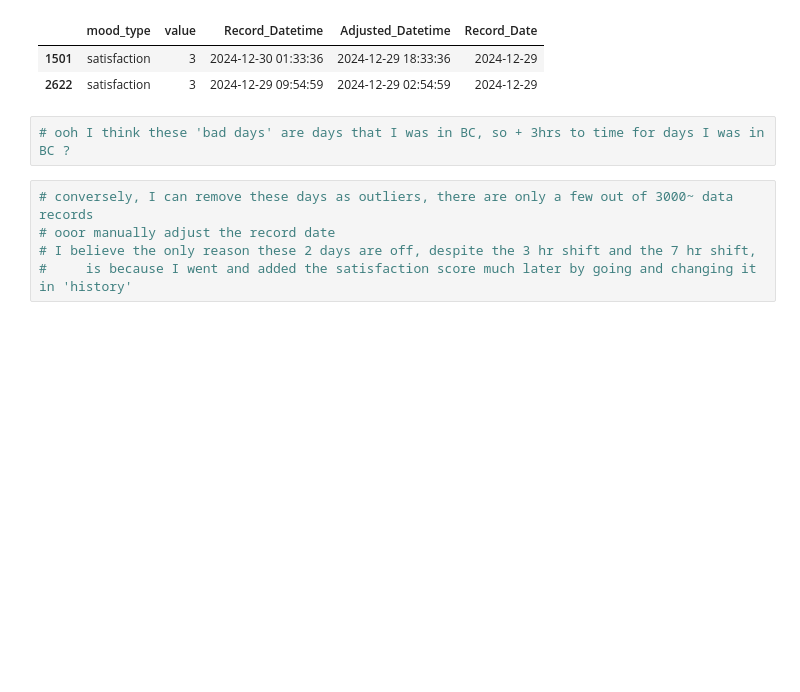
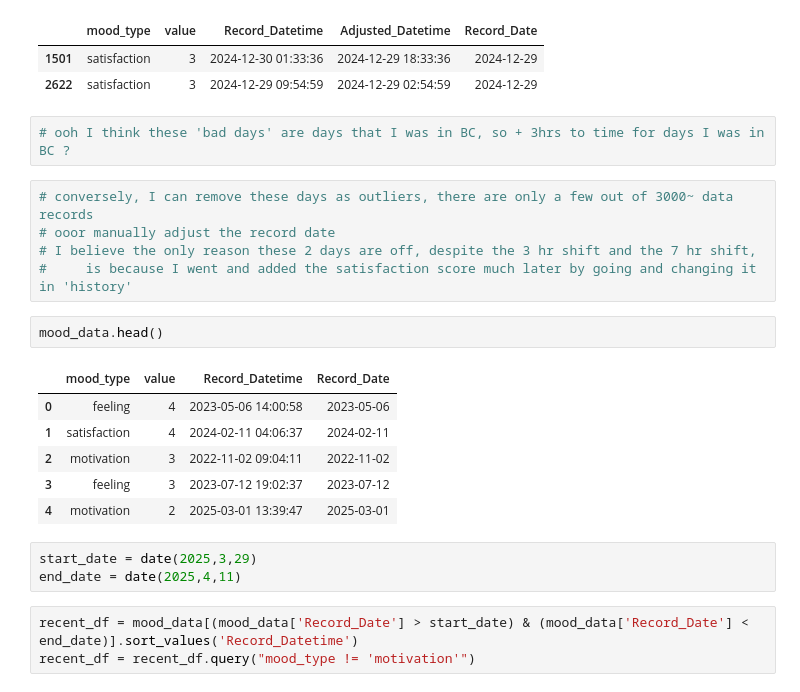
Before and after one commit to kaley-neufeld/Mental-Health-Project, a Jupyter notebook: date_discrep_2.ipynb, the cells around one changed output. Saved outputs shown, nothing was run; the diff lists cells and outputs as text; blank space fills up the shorter version.

```diff
--- a/date_discrep_2.ipynb
+++ b/date_discrep_2.ipynb
@@ -324,3 +324,18 @@ satisfaction_data[satisfaction_data['Record_Date'] == bad_day2]
 # ooor manually adjust the record date
 # I believe the only reason these 2 days are off, despite the 3 hr shift and the 7 hr shift,
 #     is because I went and added the satisfaction score much later by going and changing it in 'history'
+# %%
+mood_data.head()
+# %% [output]
+|  | mood_type | value | Record_Datetime | Record_Date |
+| 0 | feeling | 4 | 2023-05-06 14:00:58 | 2023-05-06 |
+| 1 | satisfaction | 4 | 2024-02-11 04:06:37 | 2024-02-11 |
+| 2 | motivation | 3 | 2022-11-02 09:04:11 | 2022-11-02 |
+| 3 | feeling | 3 | 2023-07-12 19:02:37 | 2023-07-12 |
+| 4 | motivation | 2 | 2025-03-01 13:39:47 | 2025-03-01 |
+# %%
+start_date = date(2025,3,29)
+end_date = date(2025,4,11)
+# %%
+recent_df = mood_data[(mood_data['Record_Date'] > start_date) & (mood_data['Record_Date'] < end_date)].sort_values('Record_Datetime')
+recent_df = recent_df.query("mood_type != 'motivation'")
```
Also changed, not shown: parts of 3 cells of this notebook, 1 other file.
